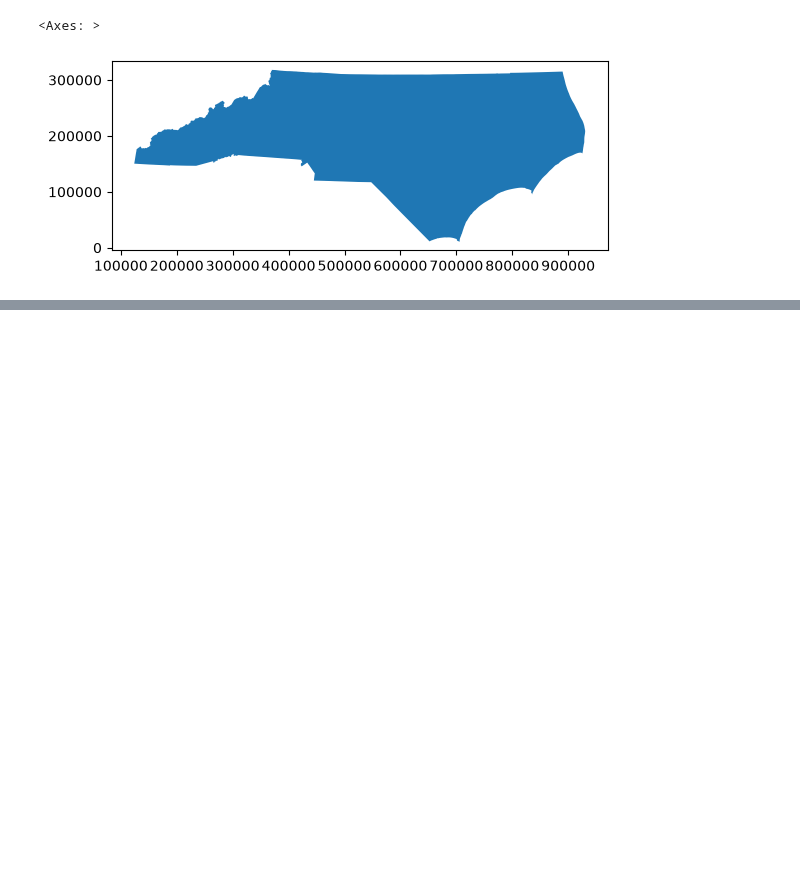
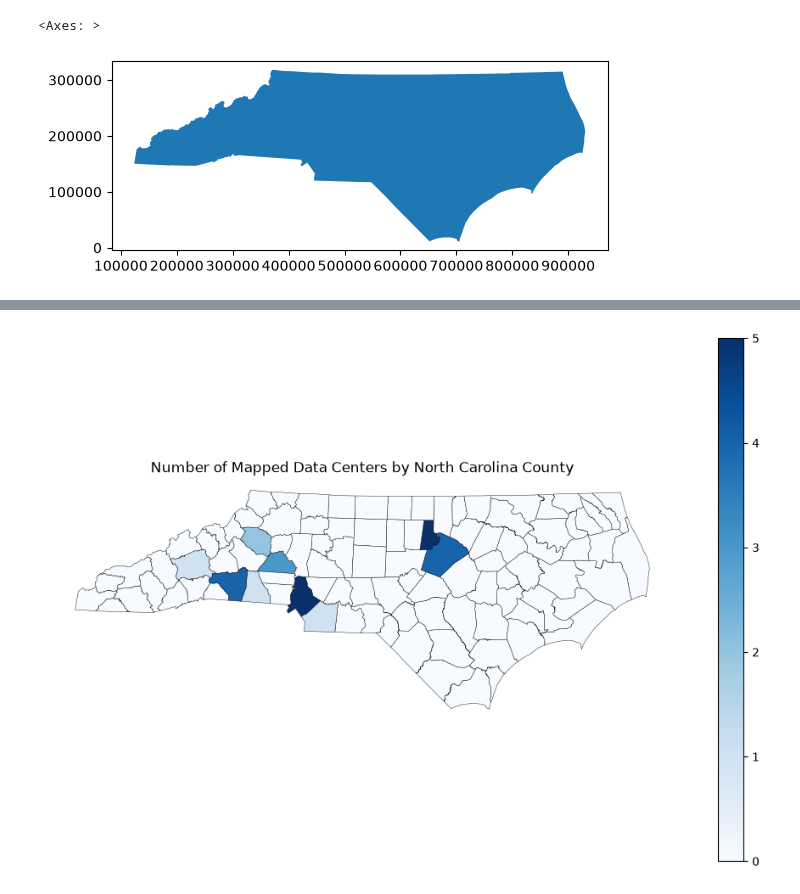
Before and after one commit to carodeg/geog592-carodeg, a Jupyter notebook: homework/week07/Assignment.ipynb, the cells around one changed output, grey strips where cells are left out. Cells and saved outputs as stored; diff of their text form; code cells hidden in the pictures; blank space fills up the shorter version.

```diff
--- a/homework/week07/Assignment.ipynb
+++ b/homework/week07/Assignment.ipynb
@@ -390,0 +431,14 @@ plt.show()
+# %%
+#Summary Table
+dc_counts = (
+    dc_counties.groupby(county_col)
+    .size()
+    .reset_index(name="data_center_count")
+)
+
+dc_counts = dc_counts.sort_values(
+    "data_center_count",
+    ascending=False
+)
+
+display(dc_counts)
@@ -390,0 +461,13 @@ plt.show()
+# %%
+counties_dc = counties.merge(
+    dc_counts,
+    on=county_col,
+    how="left" #left keeps all counties, including those without data centers
+)
+# %%
+#replace missing values
+counties_dc["data_center_count"] = (
+    counties_dc["data_center_count"]
+    .fillna(0)
+    .astype(int)
+)
@@ -390,0 +485,16 @@ plt.show()
+# %%
+#Using color to display the number of data centers by county
+ax = counties_dc.plot(
+    column="data_center_count",
+    figsize=(12, 8),
+    cmap="Blues",
+    legend=True,
+    edgecolor="black",
+    linewidth=0.3
+)
+
+plt.title("Number of Mapped Data Centers by North Carolina County")
+plt.axis("off")
+plt.show()
+# %% [output]
+[figure, added]
```
Also changed, not shown: parts of 32 cells of this notebook.
